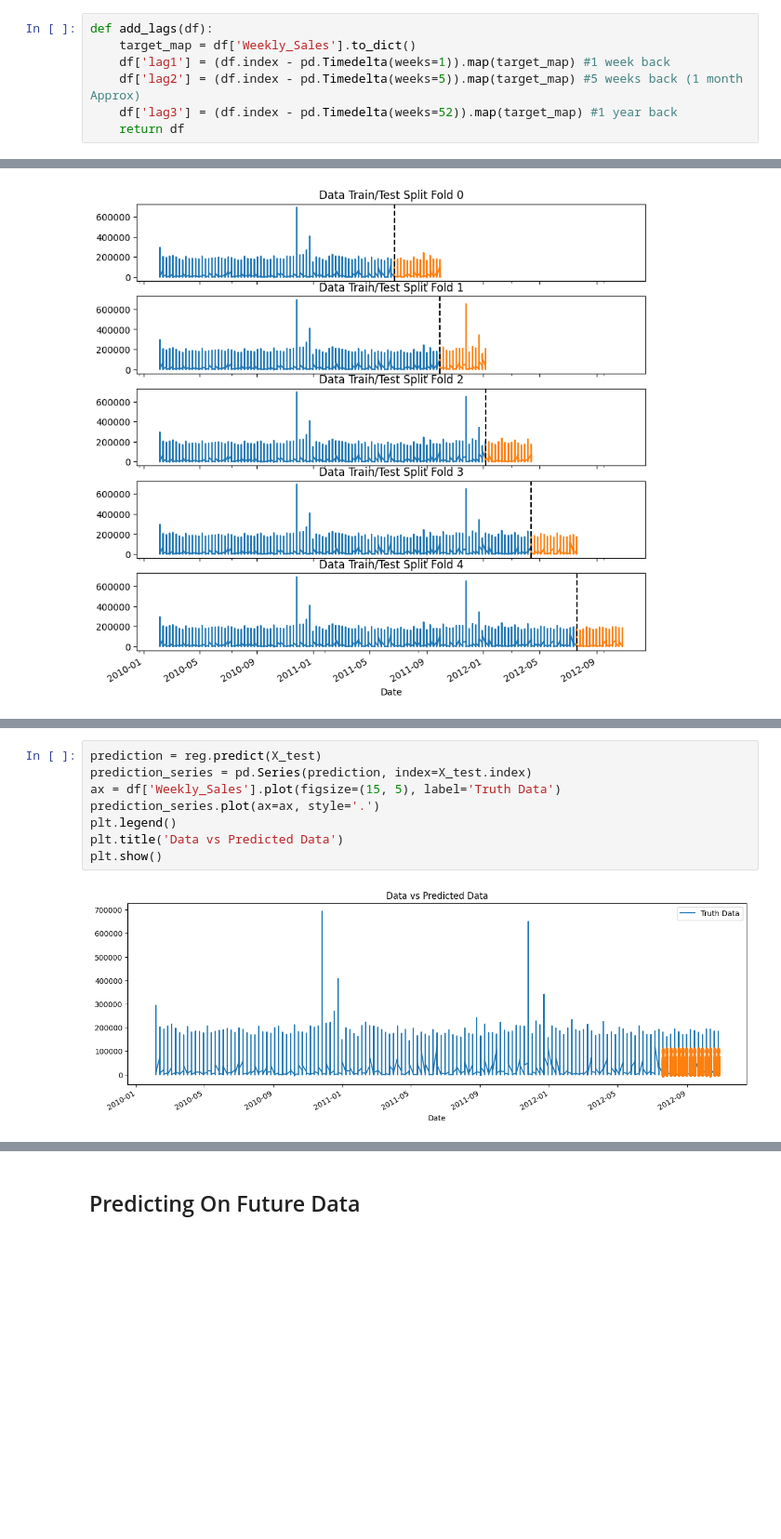
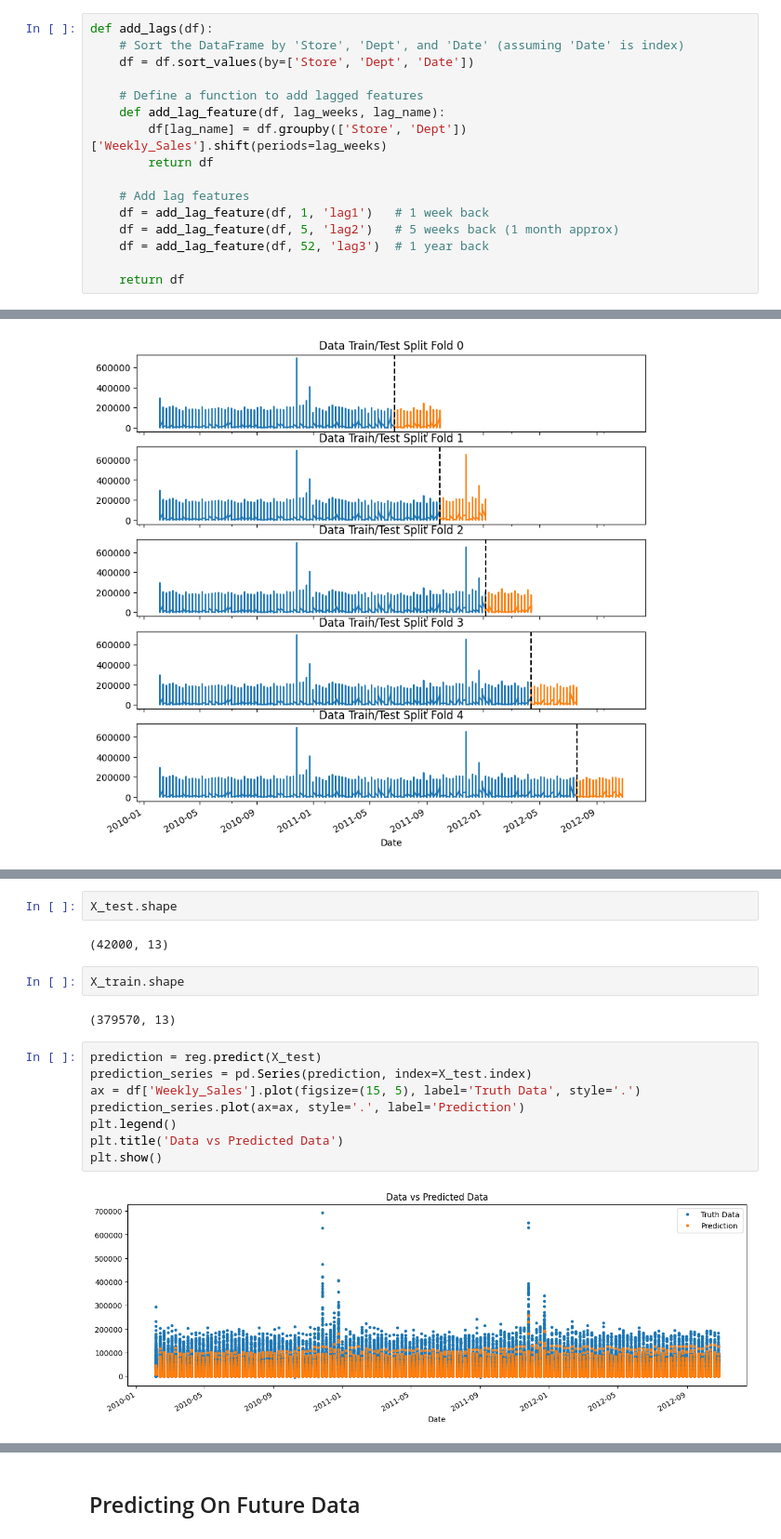
Before and after one commit to Noah-Marra/Demand-Forecasting, a Jupyter notebook: src/model_training/xgboost.ipynb, the cells around one changed output, grey strips where cells are left out. Shown at 93% size. Cells and saved outputs as stored; diff of their text form; blank space fills up the shorter version.

```diff
--- a/src/model_training/xgboost.ipynb
+++ b/src/model_training/xgboost.ipynb
@@ -40,13 +40,22 @@ def feature_engineering(df):
     df['Size_Type'] = df['Size'] * df['Type'] #concatenating the 2 highly correlated features in to one.
 
     return df
-# %%
-def add_lags(df):
-    target_map = df['Weekly_Sales'].to_dict()
-    df['lag1'] = (df.index - pd.Timedelta(weeks=1)).map(target_map) #1 week back
-    df['lag2'] = (df.index - pd.Timedelta(weeks=5)).map(target_map) #5 weeks back (1 month Approx)
-    df['lag3'] = (df.index - pd.Timedelta(weeks=52)).map(target_map) #1 year back
-    return df
+# %%
+def add_lags(df):
+    # Sort the DataFrame by 'Store', 'Dept', and 'Date' (assuming 'Date' is index)
+    df = df.sort_values(by=['Store', 'Dept', 'Date'])
+
+    # Define a function to add lagged features
+    def add_lag_feature(df, lag_weeks, lag_name):
+        df[lag_name] = df.groupby(['Store', 'Dept'])['Weekly_Sales'].shift(periods=lag_weeks)
+        return df
+
+    # Add lag features
+    df = add_lag_feature(df, 1, 'lag1')   # 1 week back
+    df = add_lag_feature(df, 5, 'lag2')   # 5 weeks back (1 month approx)
+    df = add_lag_feature(df, 52, 'lag3')  # 1 year back
+
+    return df
 # %%
 df = pd.read_csv('../data/walmart_data.csv')
 df = preprocess(df)
@@ -140,11 +149,19 @@ plt.show()
+# %%
+X_test.shape
+# %% [output]
+(42000, 13)
+# %%
+X_train.shape
+# %% [output]
+(379570, 13)
 # %%
 prediction = reg.predict(X_test)
 prediction_series = pd.Series(prediction, index=X_test.index)
-ax = df['Weekly_Sales'].plot(figsize=(15, 5), label='Truth Data')
-prediction_series.plot(ax=ax, style='.')
+ax = df['Weekly_Sales'].plot(figsize=(15, 5), label='Truth Data', style='.')
+prediction_series.plot(ax=ax, style='.', label='Prediction')
 plt.legend()
 plt.title('Data vs Predicted Data')
 plt.show()
 # %% [output]
-[figure, old version]
+[figure, new version]
 # %%
```
Also changed, not shown: parts of 10 cells of this notebook, 1 other file.
